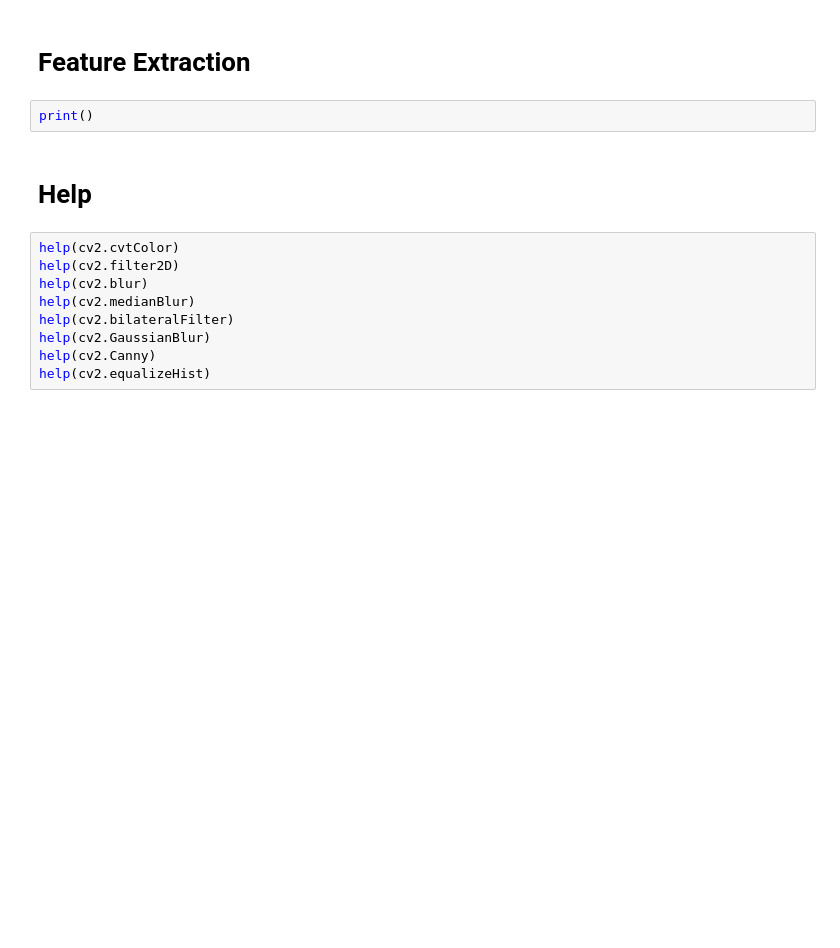
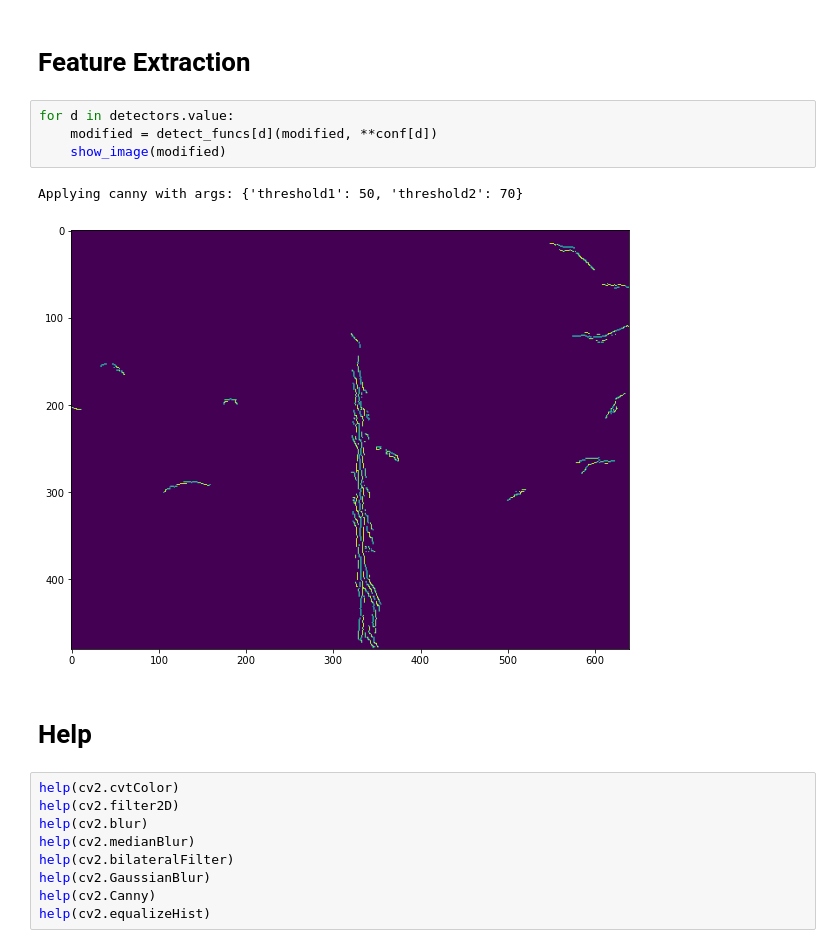
Before and after one commit to free-bit/furrow-edge-detector, a Jupyter notebook: Image Processing & Feature Detection.ipynb, the cells around one changed output. Drawn from its saved outputs; the diff is of its cells as text; blank space fills up the shorter version.

```diff
--- a/Image Processing & Feature Detection.ipynb
+++ b/Image Processing & Feature Detection.ipynb
@@ -202,7 +239,12 @@ Applying canny with thresh1: 75, thresh2: 100
 # %% [markdown]
 # Feature Extraction
-# %%
-print()
+# %%
+for d in detectors.value:
+    modified = detect_funcs[d](modified, **conf[d])
+    show_image(modified)
+# %% [output]
+Applying canny with args: {'threshold1': 50, 'threshold2': 70}
+[figure, added]
 # %% [markdown]
  # Help
 # %%
```
Also changed, not shown: parts of 7 cells of this notebook.
